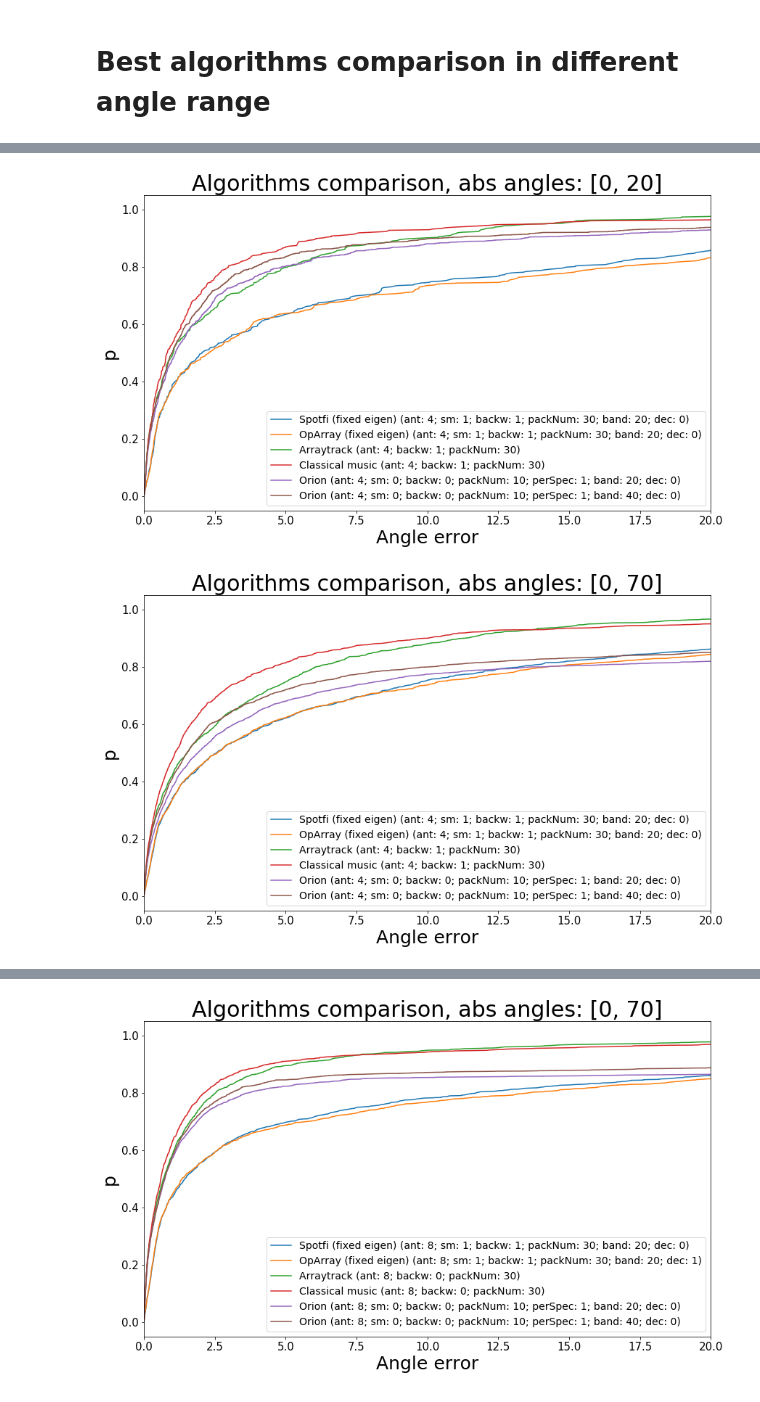
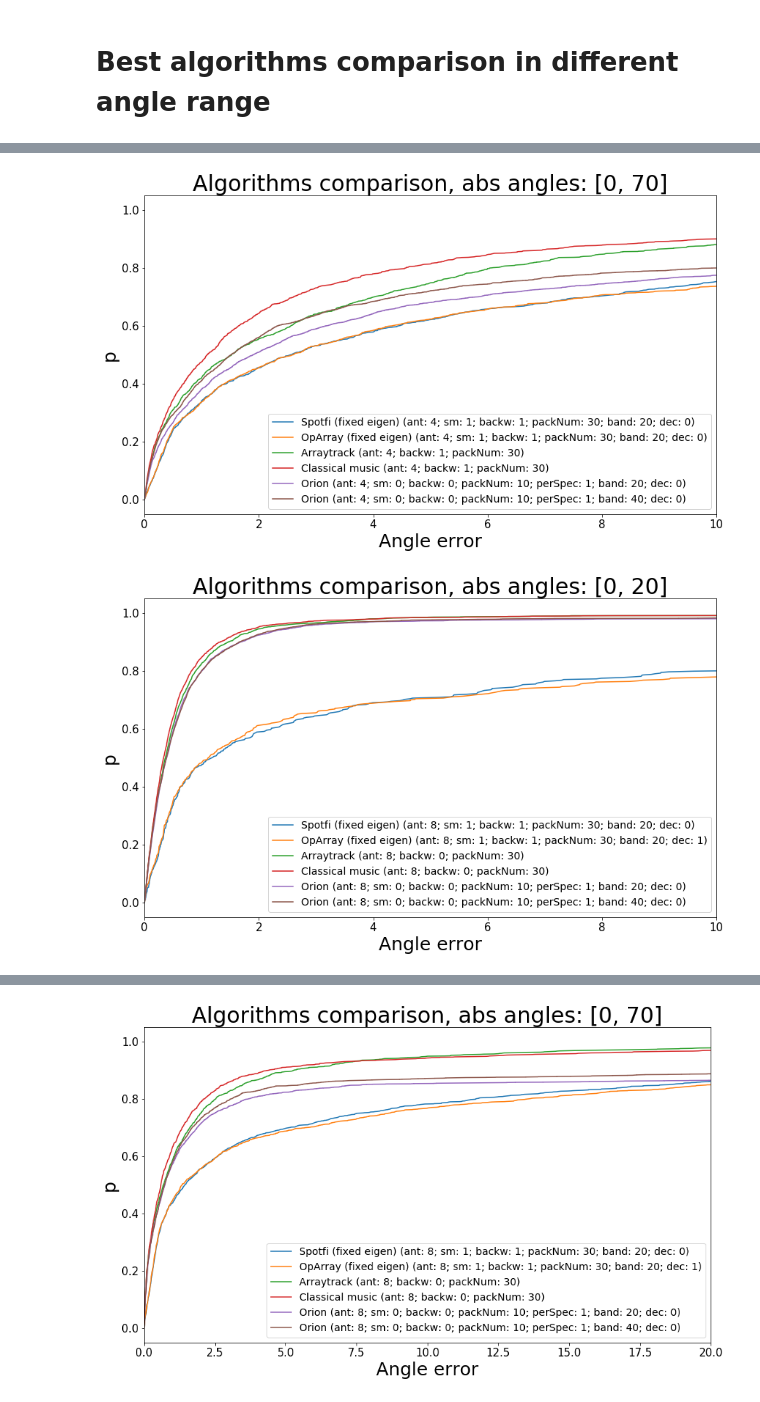
Before and after one commit to MolVlad/Angle-of-Arrival-Estimation-Simulation, a Jupyter notebook: results.ipynb, the cells around one changed output, grey strips where cells are left out. Saved outputs shown, nothing was run; the diff lists cells and outputs as text; code cells hidden in the pictures.

```diff
--- a/results.ipynb
+++ b/results.ipynb
@@ -655,26 +670,26 @@ plotResults(p, [0, 20], "Spotfi or OpArray, abs angles: [0, 20]", 20)
 # %%
 p1 = param(alg="spotfi_fixed", ant=4, sm=1, backw=1, packNum=30, band=20, dec=0, seed_lim=2000)
 p2 = param(alg="oparray_fixed", ant=4, sm=1, backw=1, packNum=30, band=20, dec=0, seed_lim=2000)
 p3 = param(alg="arraytrack", ant=4, backw=1, packNum=30, seed_lim=2000)
 p4 = param(alg="music", ant=4, backw=1, packNum=30, seed_lim=2000)
 p5 = param(alg="orion", ant=4, sm=0, backw=0, packNum=10, perSpec=1, band=20, dec=0, seed_lim=2000)
 p6 = param(alg="orion", ant=4, sm=0, backw=0, packNum=10, perSpec=1, band=40, dec=0, seed_lim=2000)
 
 p = [p1,p2,p3,p4,p5,p6]
 
-plotResults(p, [0, 20], "Algorithms comparison, abs angles: [0, 20]", 20)
+plotResults(p, [0, 70], "Algorithms comparison, abs angles: [0, 70]", 10)
 # %% [output]
-[figure, old version]
+[figure, new version]
 # %%
-p1 = param(alg="spotfi_fixed", ant=4, sm=1, backw=1, packNum=30, band=20, dec=0, seed_lim=2000)
-p2 = param(alg="oparray_fixed", ant=4, sm=1, backw=1, packNum=30, band=20, dec=0, seed_lim=2000)
-p3 = param(alg="arraytrack", ant=4, backw=1, packNum=30, seed_lim=2000)
-p4 = param(alg="music", ant=4, backw=1, packNum=30, seed_lim=2000)
-p5 = param(alg="orion", ant=4, sm=0, backw=0, packNum=10, perSpec=1, band=20, dec=0, seed_lim=2000)
-p6 = param(alg="orion", ant=4, sm=0, backw=0, packNum=10, perSpec=1, band=40, dec=0, seed_lim=2000)
+p1 = param(alg="spotfi_fixed", ant=8, sm=1, backw=1, packNum=30, band=20, dec=0, seed_lim=2000)
+p2 = param(alg="oparray_fixed", ant=8, sm=1, backw=1, packNum=30, band=20, dec=1, seed_lim=2000)
+p3 = param(alg="arraytrack", ant=8, backw=0, packNum=30, seed_lim=10000)
+p4 = param(alg="music", ant=8, backw=0, packNum=30, seed_lim=10000)
+p5 = param(alg="orion", ant=8, sm=0, backw=0, packNum=10, perSpec=1, band=20, dec=0, seed_lim=10000)
+p6 = param(alg="orion", ant=8, sm=0, backw=0, packNum=10, perSpec=1, band=40, dec=0, seed_lim=10000)
 
 p = [p1,p2,p3,p4,p5,p6]
 
-plotResults(p, [0, 70], "Algorithms comparison, abs angles: [0, 70]", 20)
+plotResults(p, [0, 20], "Algorithms comparison, abs angles: [0, 20]", 10)
 # %% [output]
-[figure, old version]
+[figure, new version]
```
Also changed, not shown: parts of 19 cells of this notebook.
